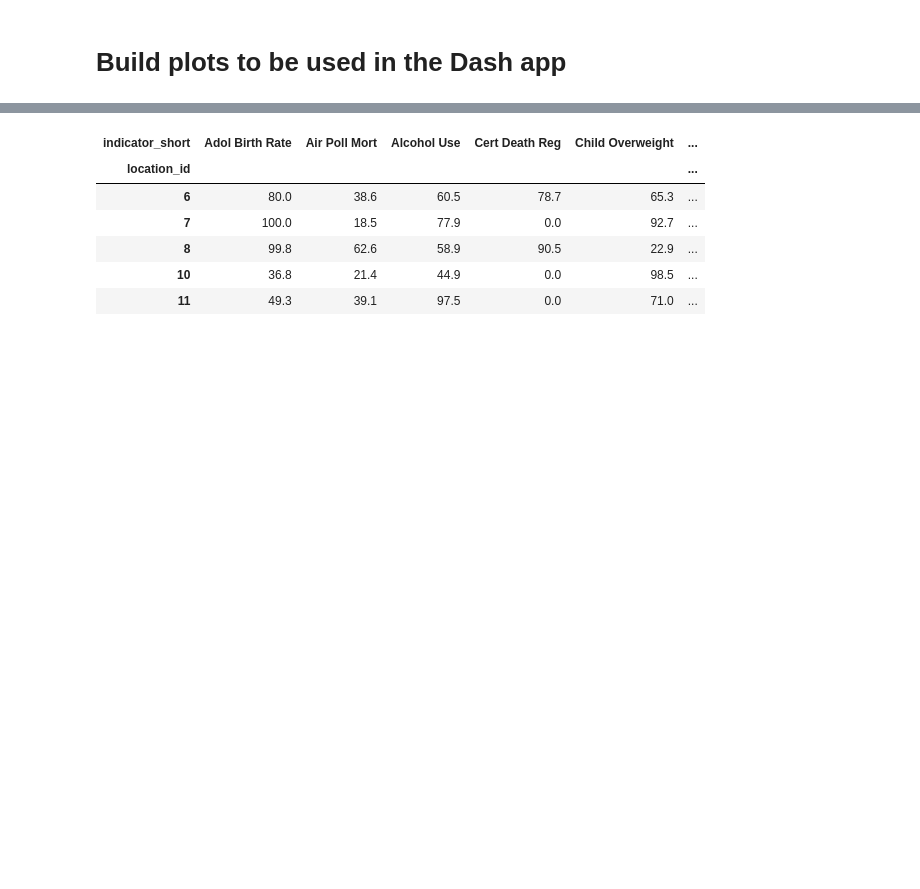
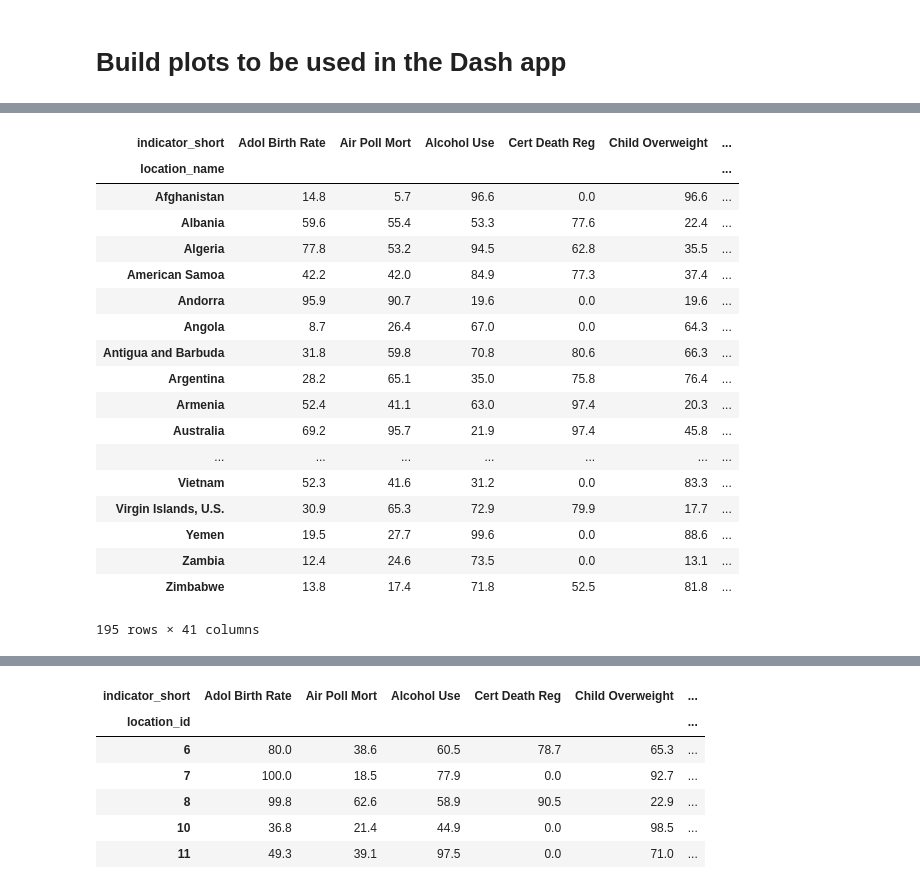
Before and after one commit to zwrankin/health_indicators, a Jupyter notebook: notebooks/_archive/2019_02_02_plotly_graphing_sandbox.ipynb, the cells around one changed output, grey strips where cells are left out. Cells and saved outputs as stored; diff of their text form; code cells hidden in the pictures; blank space fills up the shorter version.

Commit message:
tons of data restructuring to simplify app

```diff
--- a/notebooks/2019_02_02_plotly_graphing_sandbox.ipynb
+++ b/notebooks/_archive/2019_02_02_plotly_graphing_sandbox.ipynb
@@ -14,0 +18,7 @@ init_notebook_mode(connected=True)
+# %%
+df = load_2017_sdg_data()
+indicator_dict = load_indicator_dictionary()
+clusters = pd.read_csv('../models/clusters.csv')
+location_metadata = pd.read_csv('../data/metadata/gbd_location_metadata.csv')
+
+df.head()
@@ -14,0 +44,6 @@ init_notebook_mode(connected=True)
+# %%
+# df_clustered = pd.merge(clusters, df).rename(columns={'scaled_value':'value'})
+df_clustered = df.pivot(index='location_name', columns='indicator_short', values='scaled_value')
+df_clustered = pd.merge(location_metadata, df_clustered.reset_index())
+df_clustered = pd.merge(clusters, df_clustered)
+df_clustered.head()
@@ -14,0 +58,22 @@ init_notebook_mode(connected=True)
+# %%
+df_clustered.pivot(index='location_name', columns='indicator_short', values='value')
+# %% [output]
+| indicator_short | Adol Birth Rate | Air Poll Mort | Alcohol Use | Cert Death Reg | Child Overweight | ... |
+| location_name |  |  |  |  |  | ... |
+| Afghanistan | 14.8 | 5.7 | 96.6 | 0.0 | 96.6 | ... |
+| Albania | 59.6 | 55.4 | 53.3 | 77.6 | 22.4 | ... |
+| Algeria | 77.8 | 53.2 | 94.5 | 62.8 | 35.5 | ... |
+| American Samoa | 42.2 | 42.0 | 84.9 | 77.3 | 37.4 | ... |
+| Andorra | 95.9 | 90.7 | 19.6 | 0.0 | 19.6 | ... |
+| Angola | 8.7 | 26.4 | 67.0 | 0.0 | 64.3 | ... |
+| Antigua and Barbuda | 31.8 | 59.8 | 70.8 | 80.6 | 66.3 | ... |
+| Argentina | 28.2 | 65.1 | 35.0 | 75.8 | 76.4 | ... |
+| Armenia | 52.4 | 41.1 | 63.0 | 97.4 | 20.3 | ... |
+| Australia | 69.2 | 95.7 | 21.9 | 97.4 | 45.8 | ... |
+| ... | ... | ... | ... | ... | ... | ... |
+| Vietnam | 52.3 | 41.6 | 31.2 | 0.0 | 83.3 | ... |
+| Virgin Islands, U.S. | 30.9 | 65.3 | 72.9 | 79.9 | 17.7 | ... |
+| Yemen | 19.5 | 27.7 | 99.6 | 0.0 | 88.6 | ... |
+| Zambia | 12.4 | 24.6 | 73.5 | 0.0 | 13.1 | ... |
+| Zimbabwe | 13.8 | 17.4 | 71.8 | 52.5 | 81.8 | ... |
+195 rows × 41 columns
```
Also changed, not shown: parts of 30 cells of this notebook, 11 other files.
